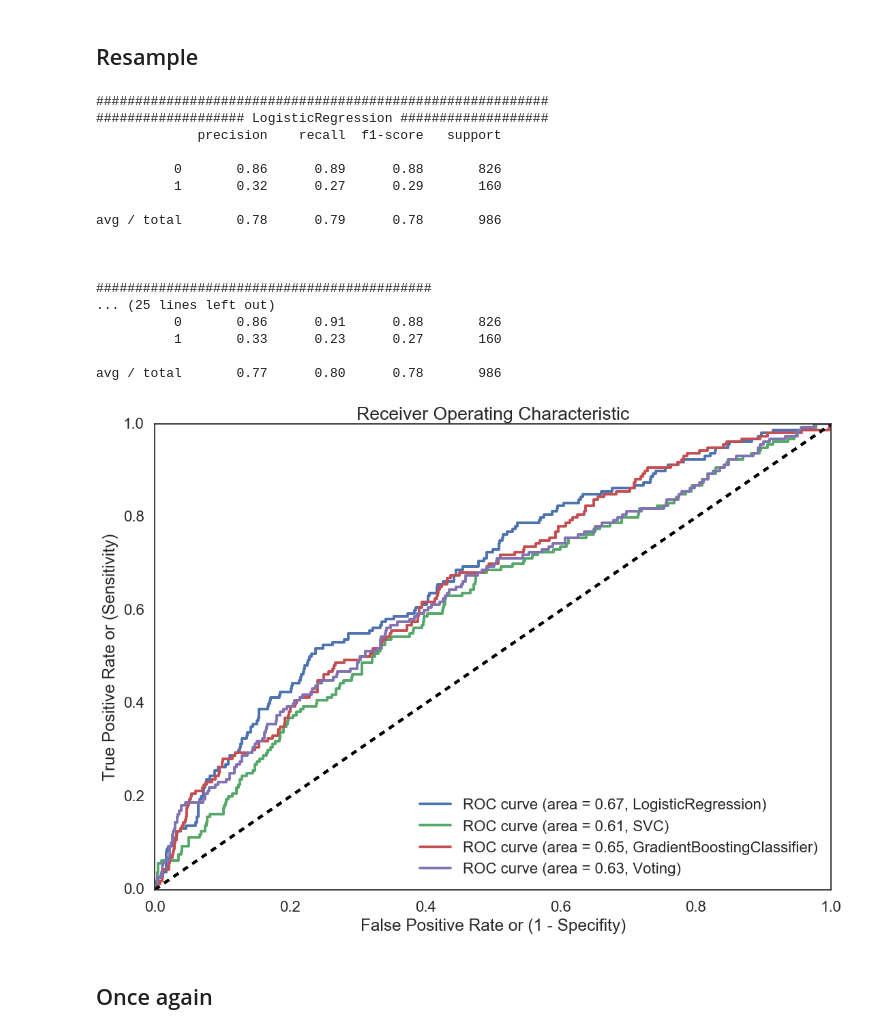
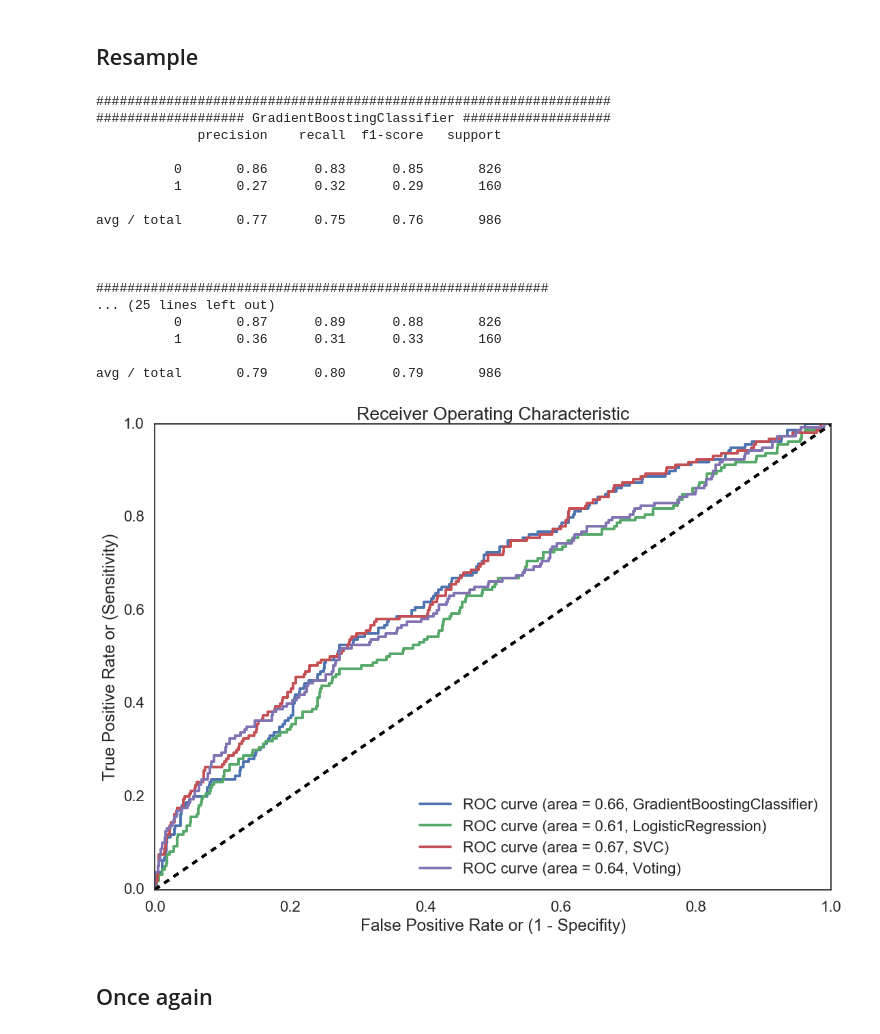
Before and after one commit to sethkaufee/Dating-Data, a Jupyter notebook: Speed Dating/match_prediction.ipynb, the cells around one changed output. Saved outputs shown, nothing was run; the diff lists cells and outputs as text; code cells hidden in the pictures.

```diff
--- a/Speed Dating/match_prediction.ipynb
+++ b/Speed Dating/match_prediction.ipynb
@@ -474,11 +470,11 @@ avg / total       0.70      0.84      0.76       986
 # %%
 from sklearn.ensemble import VotingClassifier
 gbc1 = GradientBoostingClassifier(criterion='friedman_mse', init=None,
-              learning_rate=0.001, loss='deviance', max_depth=10,
+              learning_rate=0.001, loss='deviance', max_depth=6,
               max_features='sqrt', max_leaf_nodes=None,
-              min_impurity_split=1e-07, min_samples_leaf=2,
-              min_samples_split=6, min_weight_fraction_leaf=0.0,
-              n_estimators=80, presort='auto', random_state=None,
+              min_impurity_split=1.0526315789473693, min_samples_leaf=4,
+              min_samples_split=24, min_weight_fraction_leaf=0.0,
+              n_estimators=360, presort='auto', random_state=None,
               subsample=0.8, verbose=0, warm_start=False)
 
 lgr1 = LogisticRegression(C=5.1454545454545446, class_weight=None, dual=False,
@@ -491,50 +487,51 @@ svc1 = SVC(C=10,gamma=0.014285714285714285, kernel='rbf',probability=True,)
 vote1 = VotingClassifier(estimators=[
         ('gbc', gbc1), ('lgr', lgr1), ('svc', svc1)], voting='soft',weights=(2, 2, 1))
 # %%
-xtrain, xtest, ytrain, ytest = train_test_split(scale(X), y, test_size=.25, stratify=y, )
+xtrain, xtest, ytrain, ytest = train_test_split(scale(X), y, test_size=.25, stratify=y, random_state=1000)
 
-resamp = SMOTE( k=6, m=15)
+resamp = SMOTE(k=6, m=15)
+
 x_resample, y_resample = resamp.fit_sample(xtrain, ytrain)
 
 gbc1.fit(x_resample, y_resample)
 lgr1.fit(x_resample, y_resample)
 svc1.fit(x_resample, y_resample)
 vote1.fit(x_resample, y_resample)
 
-models = zip(['LogisticRegression','SVC','GradientBoostingClassifier','Voting'],[gbc1,lgr1,svc1,vote1])
+models = zip(['GradientBoostingClassifier','LogisticRegression','SVC','Voting'],[gbc1,lgr1,svc1,vote1])
 fig = plt.figure()
 for name, model in models:
 
     pred = model.predict(xtest)
     pred_proba = model.predict_proba(xtest)[:,1]
 
     print('####################'+'#'*len(name)+'####################')
     print('###################',name,'###################')
     print(classification_report(ytest,pred))
     roc_curve_plot(ytest, pred_proba, title=name)
     print('\n')
 
 plt.show();
 fig.savefig('../Assets/better_roc_plot.svg', format='svg', dpi=1200,bbox_inches='tight',
                          transparent=True)
 # %% [output]
-##########################################################
-################### LogisticRegression ###################
+##################################################################
+################### GradientBoostingClassifier ###################
              precision    recall  f1-score   support
 
-          0       0.86      0.89      0.88       826
-          1       0.32      0.27      0.29       160
+          0       0.86      0.83      0.85       826
+          1       0.27      0.32      0.29       160
 
-avg / total       0.78      0.79      0.78       986
+avg / total       0.77      0.75      0.76       986
 
 
 
-###########################################
+##########################################################
 ... (25 lines left out)
-          0       0.86      0.91      0.88       826
-          1       0.33      0.23      0.27       160
+          0       0.87      0.89      0.88       826
+          1       0.36      0.31      0.33       160
 
-avg / total       0.77      0.80      0.78       986
+avg / total       0.79      0.80      0.79       986
-[figure, old version]
+[figure, new version]
 # %% [markdown]
 ## Once again
```
Also changed, not shown: parts of 11 cells of this notebook, 6 other files.
